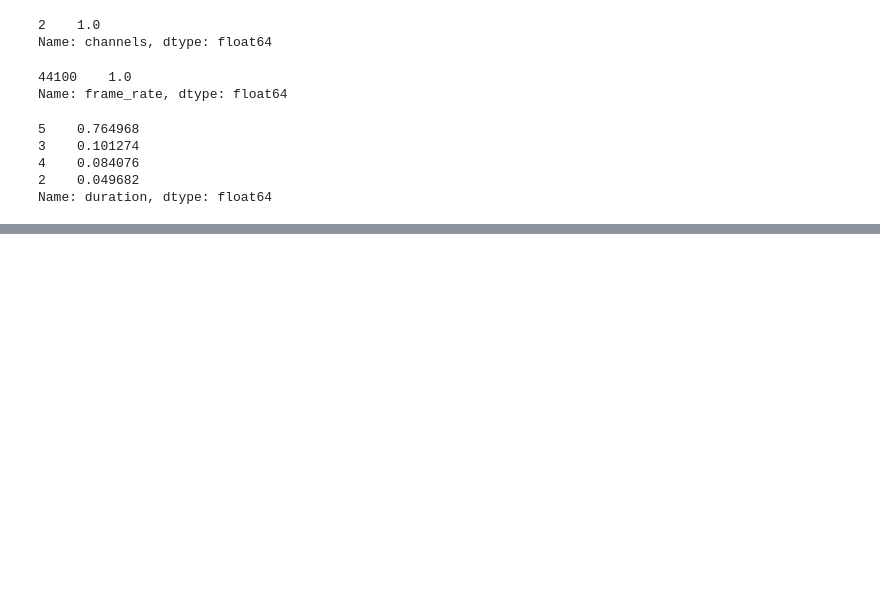
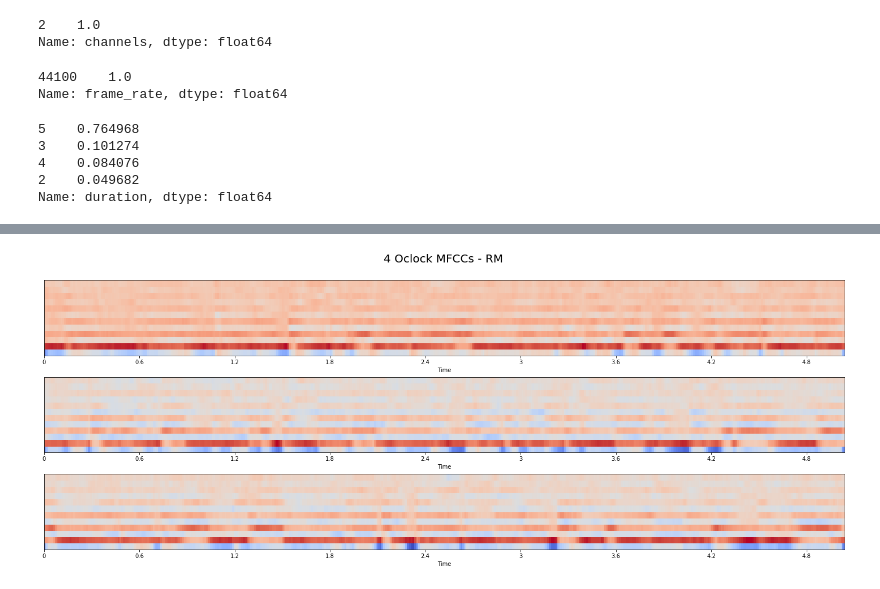
Before and after one commit to JanieTran/BTS_Voice_Classification, a Jupyter notebook: EDA.ipynb, the cells around one changed output, grey strips where cells are left out. Saved outputs shown, nothing was run; the diff lists cells and outputs as text; code cells hidden in the pictures; blank space fills up the shorter version.

```diff
--- a/EDA.ipynb
+++ b/EDA.ipynb
@@ -49,0 +62,28 @@ Name: duration, dtype: float64
+# %%
+n_mfcc = 12
+
+song = '4Oclock'
+mfcc_dict = {
+    'RM': [], 'V': []
+}
+# %%
+for member, label in MEMBER_TO_LABEL.items():
+    track = [x for x in os.listdir(f'data/{label}') if x.startswith(song)]
+    if len(track) == 0:
+        continue
+    for i in range(len(track)):
+        audio, sample_rate = librosa.load(f'data/{label}/{track[i]}', sr=None)
+        mfcc_feat = MFCC(audio, sr=sample_rate, n_mfcc=n_mfcc)
+        mfcc_dict[member].append(mfcc_feat)
+# %%
+fig, ax = plt.subplots(3, 1, figsize=(20, 8))
+
+for i in range(3):
+    specshow(mfcc_dict['RM'][i], sr=44100, x_axis='time', ax=ax[i])
+
+fig.tight_layout()
+fig.suptitle('4 Oclock MFCCs - RM', fontsize=20)
+plt.subplots_adjust(top=0.9)
+plt.show()
+# %% [output]
+[figure, added]
```
Also changed, not shown: parts of 13 cells of this notebook, 6 other files.
